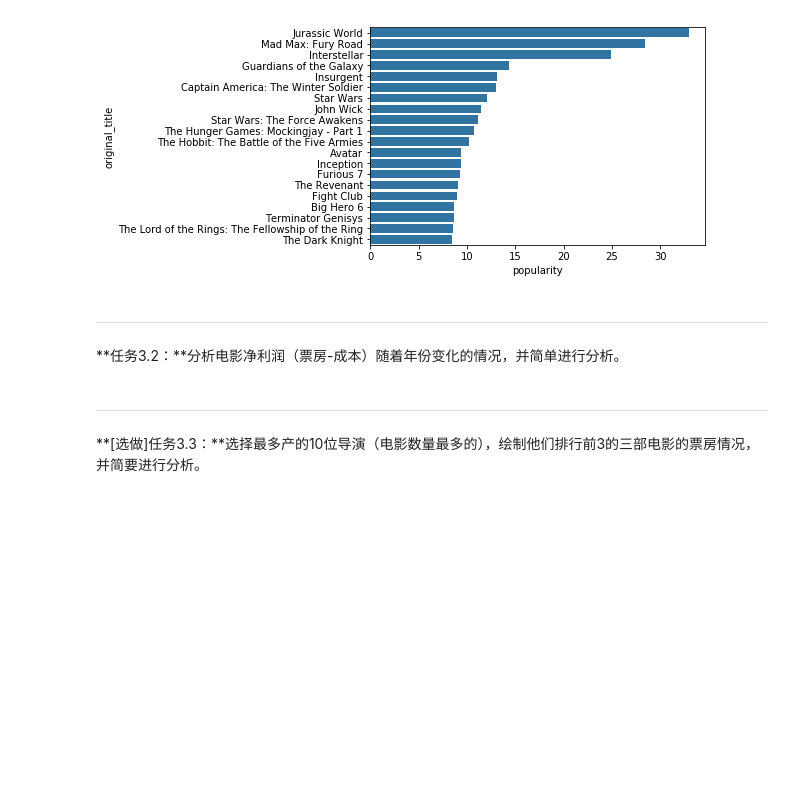
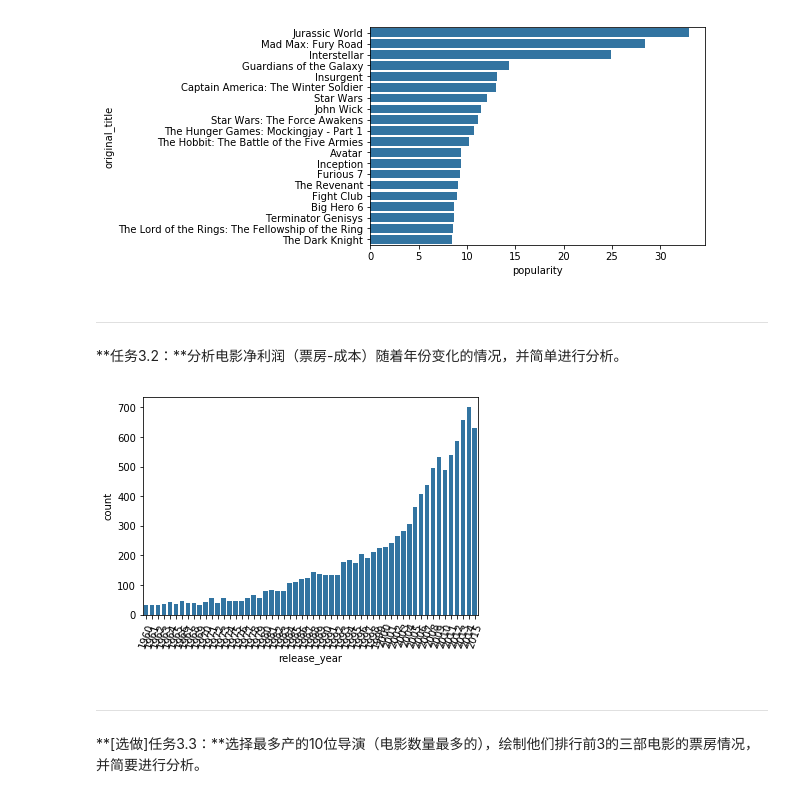
Before and after one commit to zhangyou646/udcity, a Jupyter notebook: P2_Explore_Movie_Dataset/Explore Movie Dataset.ipynb, the cells around one changed output. Drawn from its saved outputs; the diff is of its cells as text; code cells hidden in the pictures; blank space fills up the shorter version.

```diff
--- a/P2_Explore_Movie_Dataset/Explore Movie Dataset.ipynb
+++ b/P2_Explore_Movie_Dataset/Explore Movie Dataset.ipynb
@@ -55,9 +55,8 @@ movie_data = pd.read_csv('./tmdb-movies.csv')
 4. 使用 `isnull()` 配合 `.any()` 等方法，来查看各列是否存在空值。
 5. 使用 `.describe()` 方法，看看数据表中数值型的数据是怎么分布的。
 # %%
-# 1.获取数据表的行列，并打印。
-movie_data = pd.DataFrame(movie_data)
-print(movie_data)
+# 1.获取数据表的行列，并打印。(第一行的 original_title 列)
+print(movie_data['original_title'][0])
 # 2. 使用 `.head()`、`.tail()`、`.sample()` 方法，观察、了解数据表的情况。
 movie_data.head()
 movie_data.tail()
@@ -208,6 +191,21 @@ sb.barplot(data = movie_popularity,y = 'original_title', x = 'popularity',color
 # %% [markdown]
 ---
 **任务3.2：**分析电影净利润（票房-成本）随着年份变化的情况，并简单进行分析。
+# %%
+# 筛选年份
+year_profit = movie_data[[ 'release_year']]
+# 插入利润列
+year_profit.insert(1,'profit',movie_data[ 'revenue_adj'] - movie_data['budget_adj'])
+# print(year_profit.describe())
+base_color = sb.color_palette()[0]
+# 用直方图显示年份和利润的关系
+sb.countplot(data = year_profit, x = 'release_year', color = base_color);
+plt.xticks(rotation = 70);
+
+# 分析
+# 从下图可以看出随着年份的增长，电影净利润总体也随着增长
+# %% [output]
+[figure, added]
 # %% [markdown]
 ---
 
```
Also changed, not shown: parts of 1 cell of this notebook, 4 other files.
